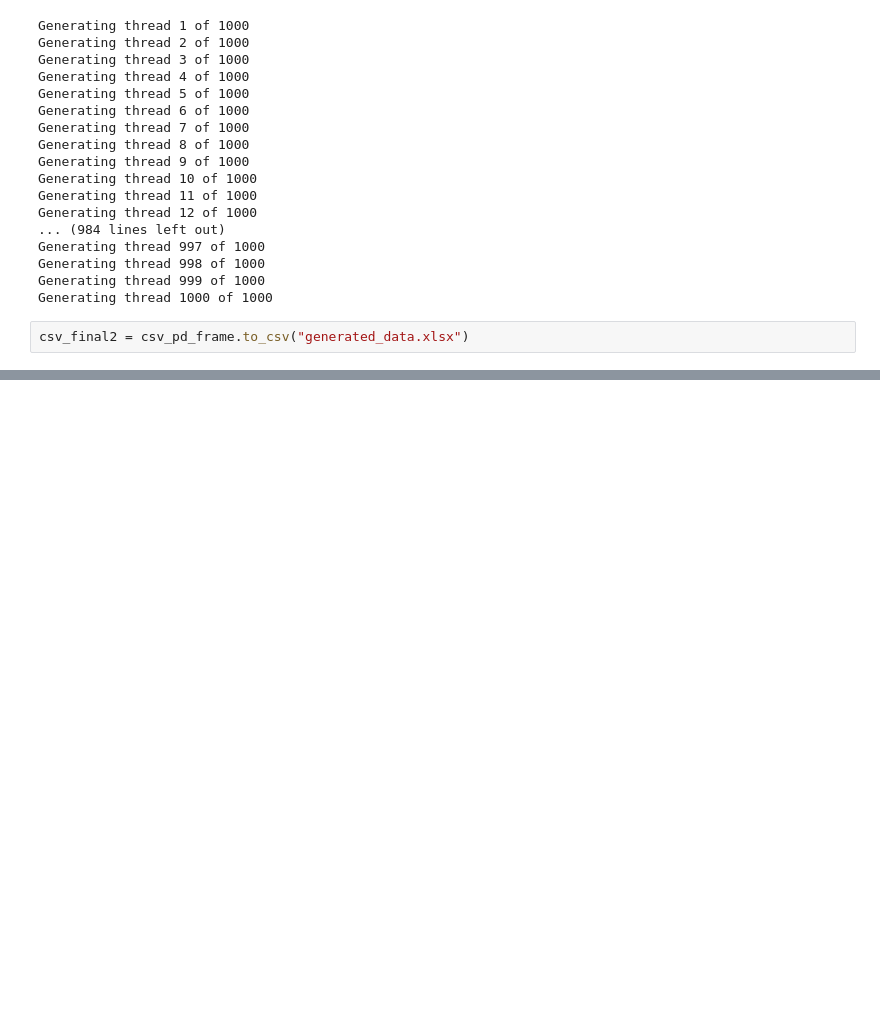
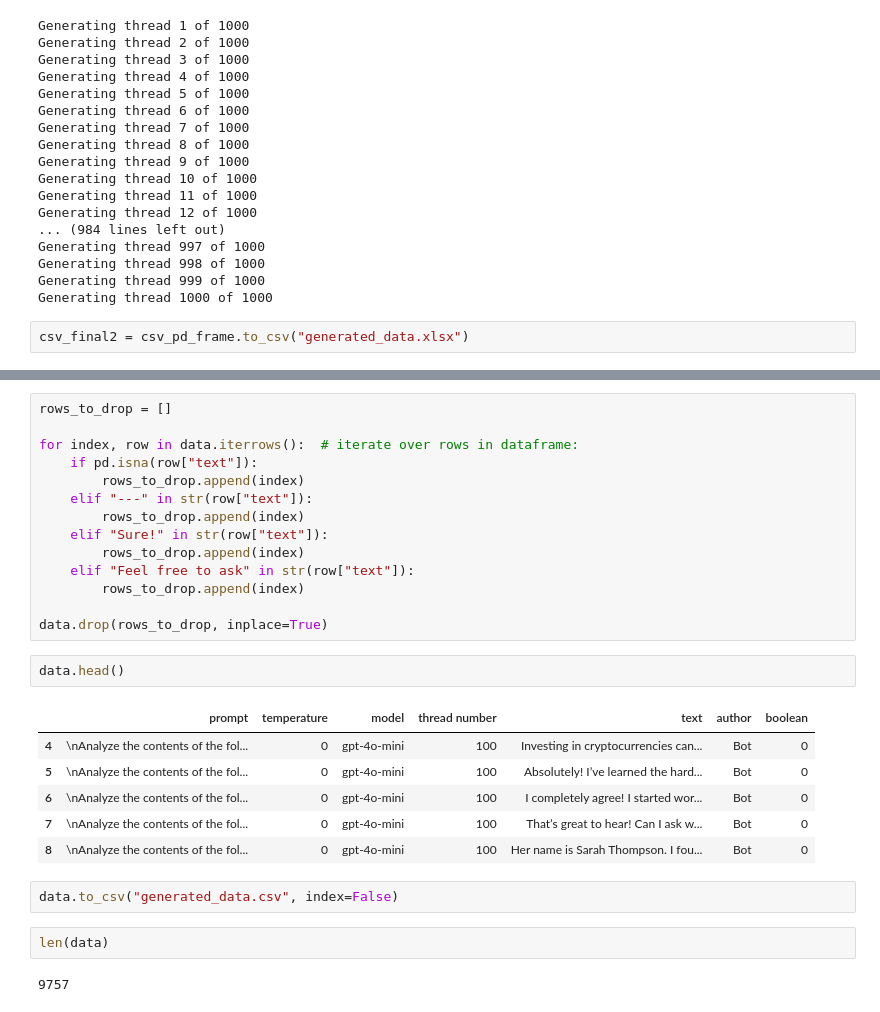
Before and after one commit to Daniwave100/YouTube-Bot-NN-Classifier, a Jupyter notebook: data_creator.ipynb, the cells around one changed output, grey strips where cells are left out. Drawn from its saved outputs; the diff is of its cells as text; blank space fills up the shorter version.

```diff
--- a/data_creator.ipynb
+++ b/data_creator.ipynb
@@ -116,0 +144,29 @@ csv_final2 = csv_pd_frame.to_csv("generated_data.xlsx")
+# %%
+rows_to_drop = []
+
+for index, row in data.iterrows():  # iterate over rows in dataframe:
+    if pd.isna(row["text"]):
+        rows_to_drop.append(index)
+    elif "---" in str(row["text"]):
+        rows_to_drop.append(index)
+    elif "Sure!" in str(row["text"]):
+        rows_to_drop.append(index)
+    elif "Feel free to ask" in str(row["text"]):
+        rows_to_drop.append(index)
+
+data.drop(rows_to_drop, inplace=True)
+# %%
+data.head()
+# %% [output]
+|  | prompt | temperature | model | thread number | text | author | boolean |
+| 4 | \nAnalyze the contents of the fol... | 0 | gpt-4o-mini | 100 | Investing in cryptocurrencies can... | Bot | 0 |
+| 5 | \nAnalyze the contents of the fol... | 0 | gpt-4o-mini | 100 | Absolutely! I’ve learned the hard... | Bot | 0 |
+| 6 | \nAnalyze the contents of the fol... | 0 | gpt-4o-mini | 100 | I completely agree! I started wor... | Bot | 0 |
+| 7 | \nAnalyze the contents of the fol... | 0 | gpt-4o-mini | 100 | That’s great to hear! Can I ask w... | Bot | 0 |
+| 8 | \nAnalyze the contents of the fol... | 0 | gpt-4o-mini | 100 | Her name is Sarah Thompson. I fou... | Bot | 0 |
+# %%
+data.to_csv("generated_data.csv", index=False)
+# %%
+len(data)
+# %% [output]
+9757
```
Also changed, not shown: parts of 2 cells of this notebook.
